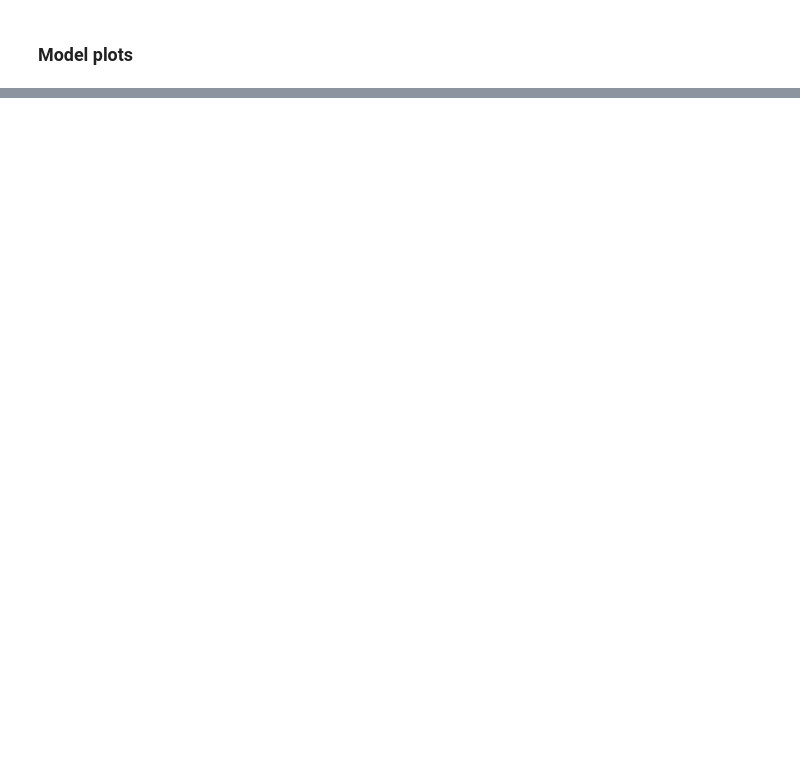
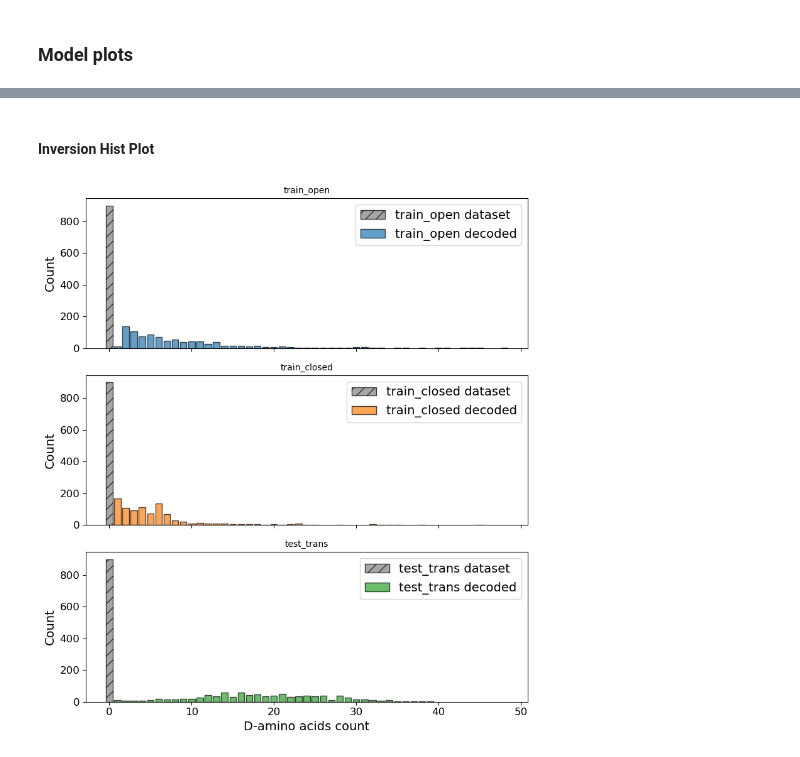
Before and after one commit to briandaniel14/molearn, a Jupyter notebook: analysis/cnn_multi_dim.ipynb, the cells around one changed output, grey strips where cells are left out. Saved outputs shown, nothing was run; the diff lists cells and outputs as text; code cells hidden in the pictures; blank space fills up the shorter version.

```diff
--- a/analysis/cnn_multi_dim.ipynb
+++ b/analysis/cnn_multi_dim.ipynb
@@ -100,0 +161,12 @@ plt.show()
+# %% [markdown]
+#### Inversion Hist Plot
+# %%
+inversion_plot_data = [('train_open', 'train_open', "#1f77b4"),
+                       ('train_closed', 'train_closed',"#ff7f0e"),
+                       ('test_trans', 'test_trans', "#2ca02c")]
+
+plot_inversion_hist(MA,
+                    plot_data = inversion_plot_data,
+                    )
+# %% [output]
+[figure, added]
```
Also changed, not shown: parts of 12 cells of this notebook, 3 other files.
